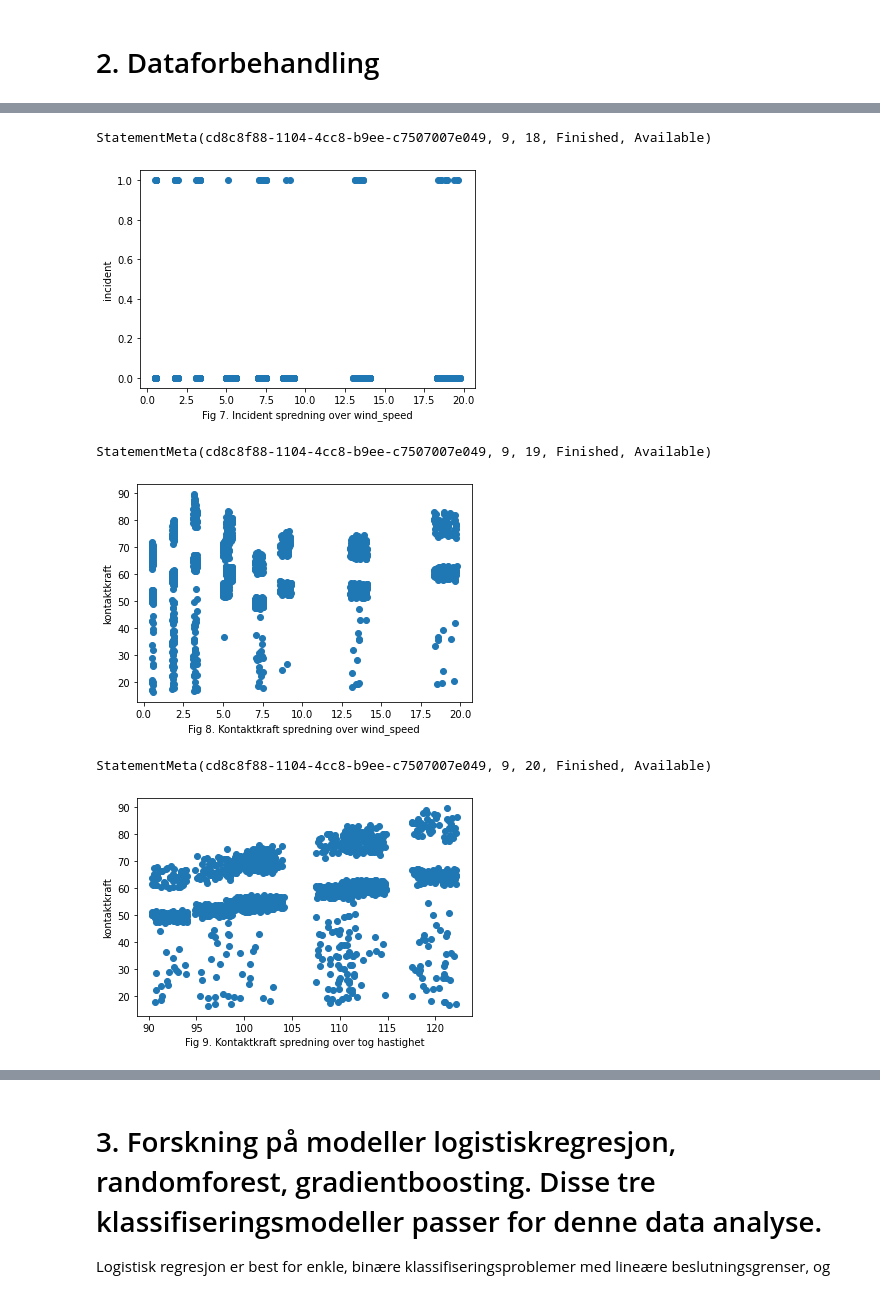
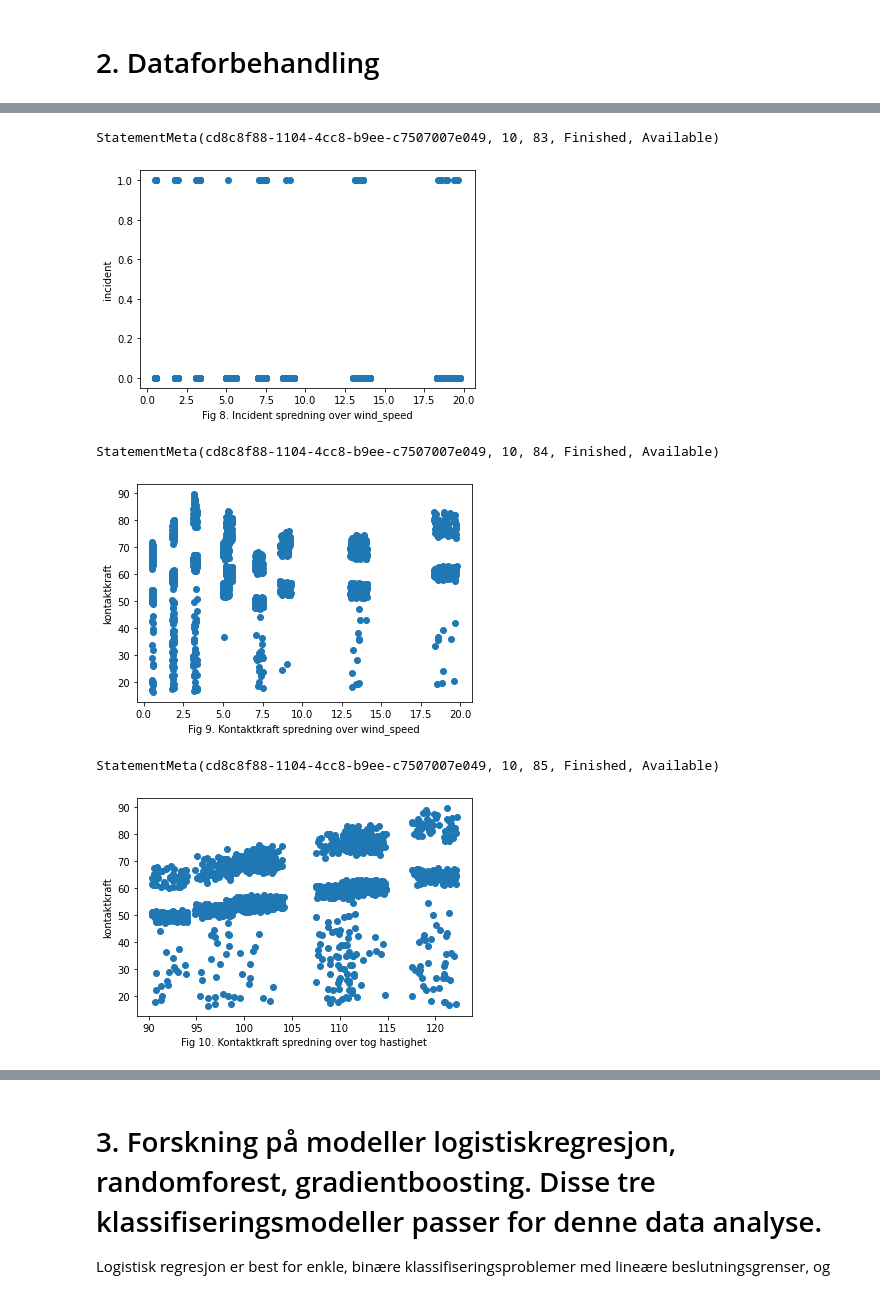
Before and after one commit to mengtsian/Qian, a Jupyter notebook: eltog_azure.ipynb, the cells around one changed output, grey strips where cells are left out. Saved outputs shown, nothing was run; the diff lists cells and outputs as text; code cells hidden in the pictures.

```diff
--- a/eltog_azure.ipynb
+++ b/eltog_azure.ipynb
@@ -160,32 +170,32 @@ StatementMeta(cd8c8f88-1104-4cc8-b9ee-c7507007e049, 9, 17, Finished, Available)
 x = df[["wind_speed"]]
 y = df["incident"]
 plt.scatter(x,y)
-plt.xlabel("Fig 7. Incident spredning over wind_speed")
+plt.xlabel("Fig 8. Incident spredning over wind_speed")
 plt.ylabel("incident")
 plt.show()
 # %% [output]
-StatementMeta(cd8c8f88-1104-4cc8-b9ee-c7507007e049, 9, 18, Finished, Available)
+StatementMeta(cd8c8f88-1104-4cc8-b9ee-c7507007e049, 10, 83, Finished, Available)
 [figure]
 # %%
 x = df[["wind_speed"]]
 y = df["kontaktkraft"]
 plt.scatter(x,y)
-plt.xlabel("Fig 8. Kontaktkraft spredning over wind_speed")
+plt.xlabel("Fig 9. Kontaktkraft spredning over wind_speed")
 plt.ylabel("kontaktkraft")
 plt.show()
 # %% [output]
-StatementMeta(cd8c8f88-1104-4cc8-b9ee-c7507007e049, 9, 19, Finished, Available)
+StatementMeta(cd8c8f88-1104-4cc8-b9ee-c7507007e049, 10, 84, Finished, Available)
 [figure]
 # %%
 x = df[["hastighet"]]
 y = df["kontaktkraft"]
 plt.scatter(x,y)
-plt.xlabel("Fig 9. Kontaktkraft spredning over tog hastighet")
+plt.xlabel("Fig 10. Kontaktkraft spredning over tog hastighet")
 plt.ylabel("kontaktkraft")
 plt.show()
 # %% [output]
-StatementMeta(cd8c8f88-1104-4cc8-b9ee-c7507007e049, 9, 20, Finished, Available)
+StatementMeta(cd8c8f88-1104-4cc8-b9ee-c7507007e049, 10, 85, Finished, Available)
-[figure, old version]
+[figure, new version]
 # %%
 x = df[["kontaktkraft"]]
 y = df["incident"]
```
Also changed, not shown: parts of 28 cells of this notebook.
